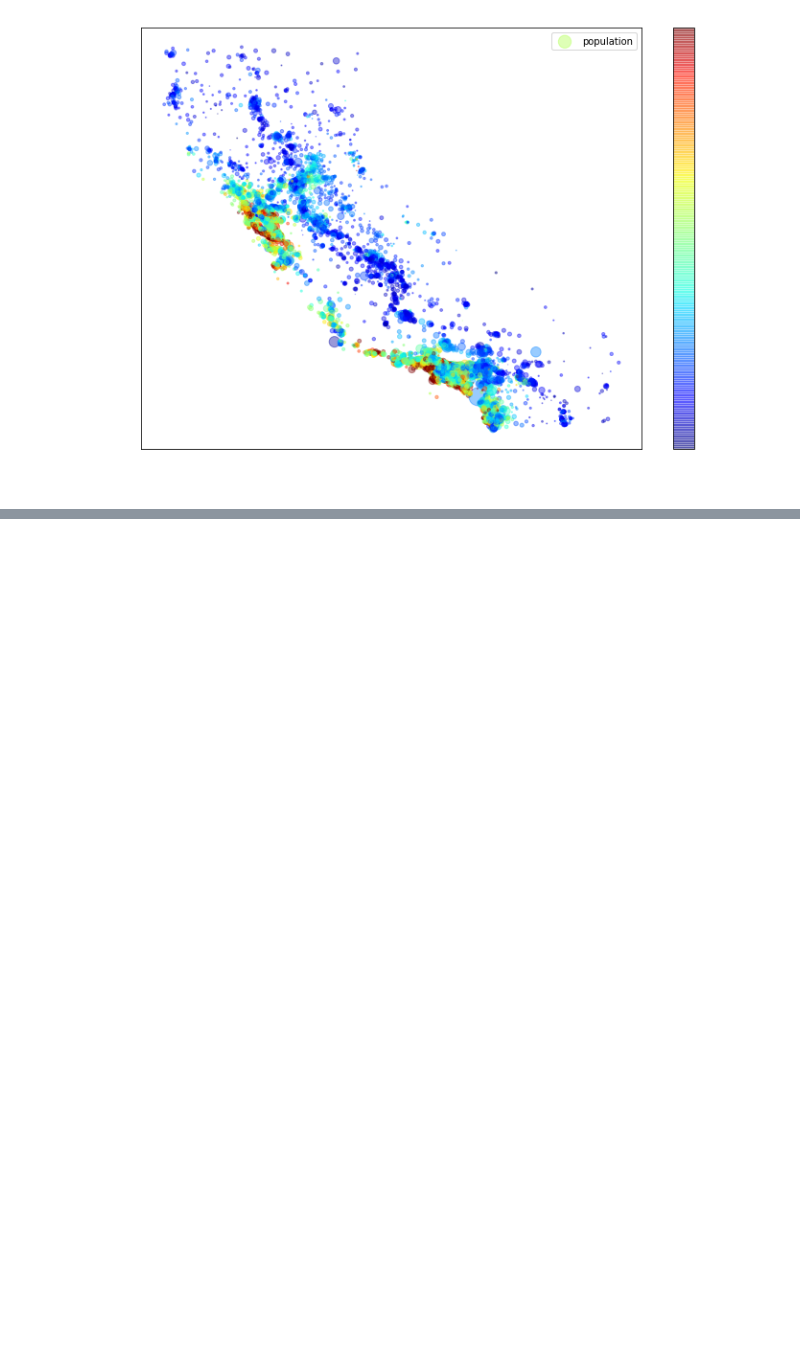
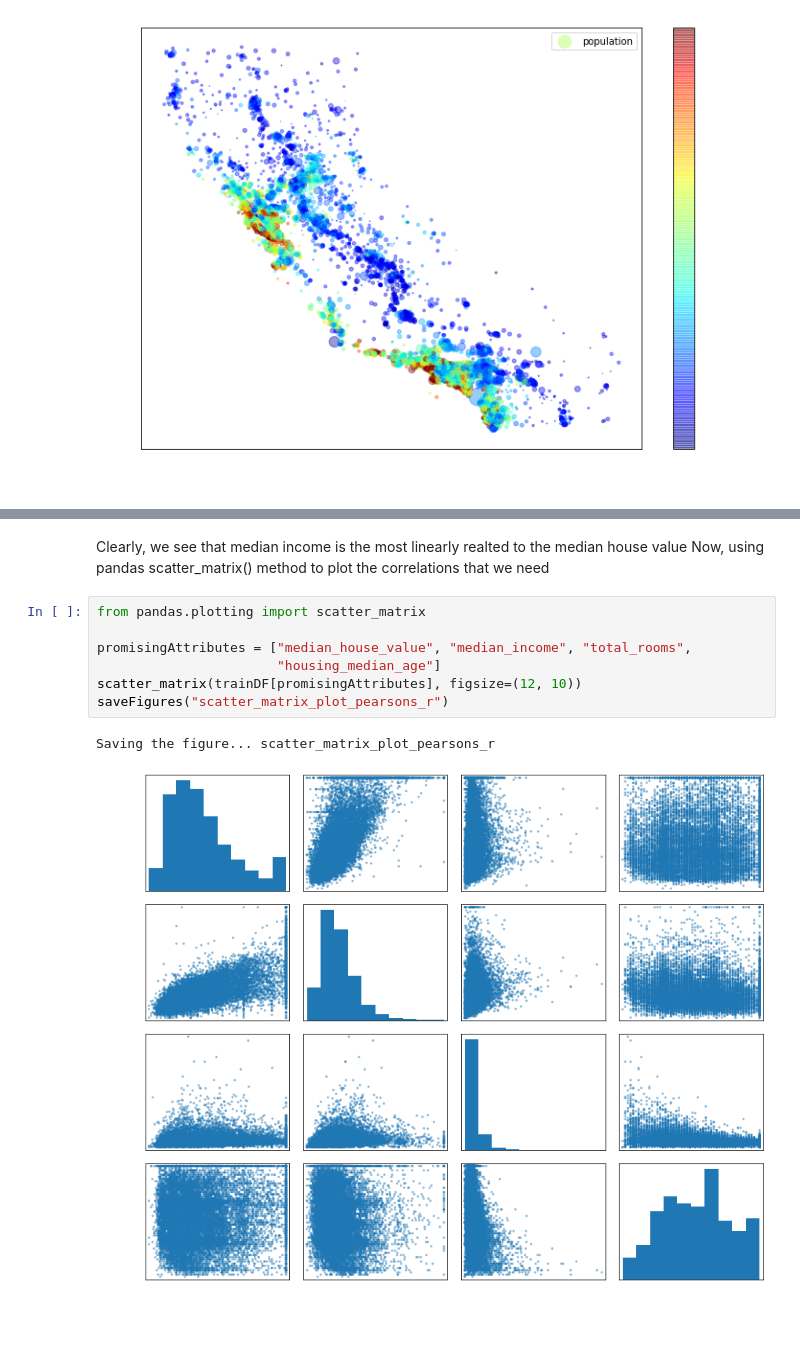
Before and after one commit to Zad-100/End-To-End-Machine-Learning-Project, a Jupyter notebook: housing.ipynb, the cells around one changed output, grey strips where cells are left out. Drawn from its saved outputs; the diff is of its cells as text; blank space fills up the shorter version.

Commit message:
Visualised the data, discovered correlations, experimented with attribute combinations.

```diff
--- a/housing.ipynb
+++ b/housing.ipynb
@@ -387,0 +406,14 @@ Saving the figure... housing_prices_with_cmap
+# %% [markdown]
+Clearly, we see that median income is the most linearly realted to the median
+house value
+Now, using pandas scatter_matrix() method to plot the correlations that we need
+# %%
+from pandas.plotting import scatter_matrix
+
+promisingAttributes = ["median_house_value", "median_income", "total_rooms",
+                       "housing_median_age"]
+scatter_matrix(trainDF[promisingAttributes], figsize=(12, 10))
+saveFigures("scatter_matrix_plot_pearsons_r")
+# %% [output]
+Saving the figure... scatter_matrix_plot_pearsons_r
+[figure, added]
```
Also changed, not shown: parts of 19 cells of this notebook, 5 other files.
